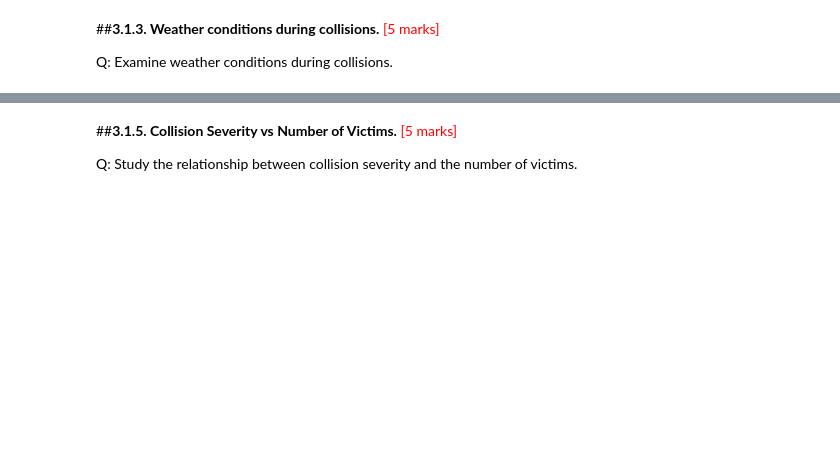
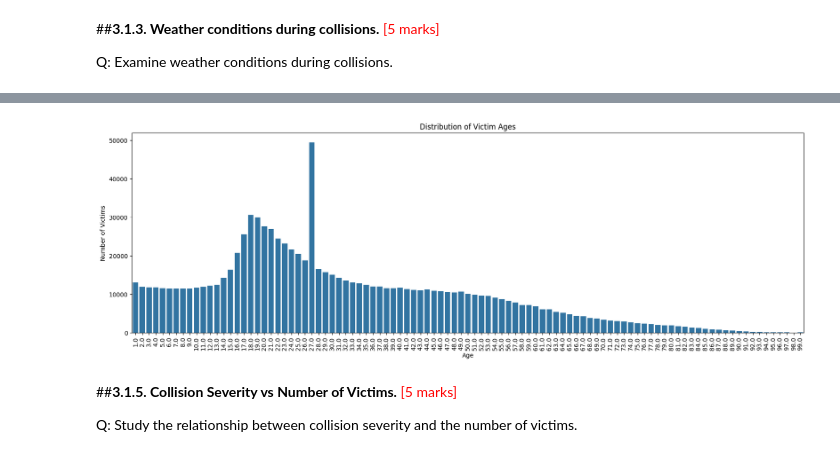
Before and after one commit to shaloy-lewis/Pyspark_Traffic_Collisions_Analysis, a Jupyter notebook: Traffic_Collisions_Analysis.ipynb, the cells around one changed output, grey strips where cells are left out. Saved outputs shown, nothing was run; the diff lists cells and outputs as text; code cells hidden in the pictures; blank space fills up the shorter version.

```diff
--- a/Traffic_Collisions_Analysis.ipynb
+++ b/Traffic_Collisions_Analysis.ipynb
@@ -203,3 +754,22 @@ Q: Analyze the distribution of victim ages.
+# %%
+from pyspark.sql.functions import col
+
+# Remove invalid ages
+victims_clean = victims_df.filter((col("victim_age") > 0) & (col("victim_age") < 100))
+
+age_distribution = victims_clean.groupBy("victim_age").count().orderBy("victim_age")
+
+age_pd = age_distribution.toPandas()
+# %%
+plt.figure(figsize=(20, 6))
+sns.barplot(x=age_pd['victim_age'], y=age_pd['count'])
+plt.title("Distribution of Victim Ages")
+plt.xlabel("Age")
+plt.ylabel("Number of Victims")
+plt.xticks(rotation=90)
+plt.show()
+# %% [output]
+[figure, added]
 # %% [markdown]
 ##**3.1.5. Collision Severity vs Number of Victims.** <font color = red>[5 marks]</font> <br>
 
```
Also changed, not shown: parts of 81 cells of this notebook.
